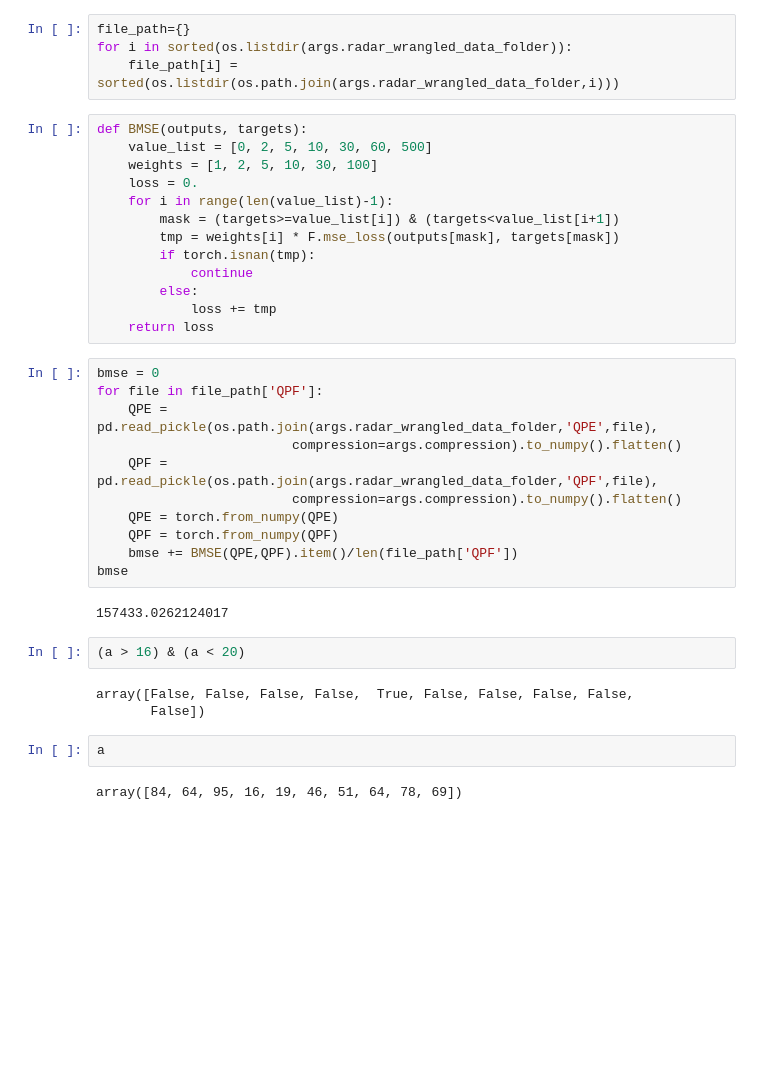
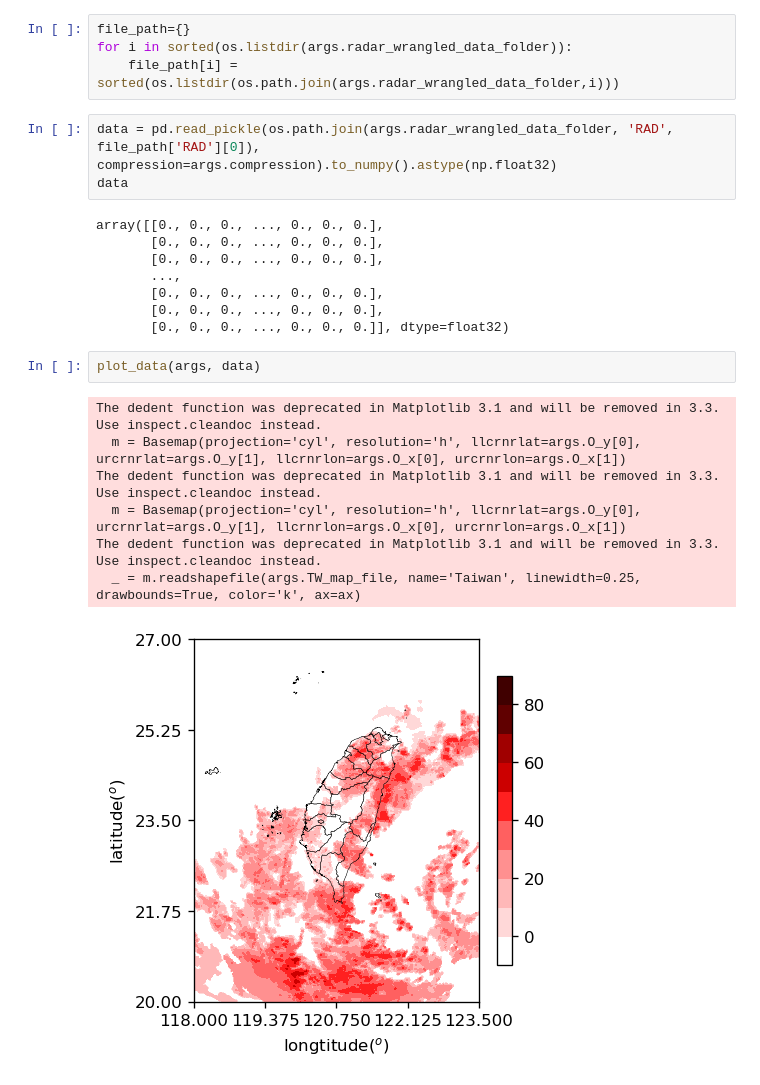
Before and after one commit to Jack-Lin-NTU/TY-R-Forecast, a Jupyter notebook: data_wrangler/TEST.ipynb, the cells around one changed output. Saved outputs shown, nothing was run; the diff lists cells and outputs as text; blank space fills up the shorter version.

```diff
--- a/data_wrangler/TEST.ipynb
+++ b/data_wrangler/TEST.ipynb
@@ -15,38 +15,24 @@ Taiwan
 file_path={}
 for i in sorted(os.listdir(args.radar_wrangled_data_folder)):
     file_path[i] = sorted(os.listdir(os.path.join(args.radar_wrangled_data_folder,i)))
-# %%
-def BMSE(outputs, targets):
-    value_list = [0, 2, 5, 10, 30, 60, 500]
-    weights = [1, 2, 5, 10, 30, 100]
-    loss = 0.
-    for i in range(len(value_list)-1):
-        mask = (targets>=value_list[i]) & (targets<value_list[i+1])
-        tmp = weights[i] * F.mse_loss(outputs[mask], targets[mask])
-        if torch.isnan(tmp):
-            continue
-        else:
-            loss += tmp
-    return loss
-# %%
-bmse = 0
-for file in file_path['QPF']:
-    QPE = pd.read_pickle(os.path.join(args.radar_wrangled_data_folder,'QPE',file),
-                         compression=args.compression).to_numpy().flatten()
-    QPF = pd.read_pickle(os.path.join(args.radar_wrangled_data_folder,'QPF',file),
-                         compression=args.compression).to_numpy().flatten()
-    QPE = torch.from_numpy(QPE)
-    QPF = torch.from_numpy(QPF)
-    bmse += BMSE(QPE,QPF).item()/len(file_path['QPF'])
-bmse
-# %% [output]
-157433.0262124017
-# %%
-(a > 16) & (a < 20)
-# %% [output]
-array([False, False, False, False,  True, False, False, False, False,
-       False])
-# %%
-a
-# %% [output]
-array([84, 64, 95, 16, 19, 46, 51, 64, 78, 69])
+# %%
+data = pd.read_pickle(os.path.join(args.radar_wrangled_data_folder, 'RAD', file_path['RAD'][0]), compression=args.compression).to_numpy().astype(np.float32)
+data
+# %% [output]
+array([[0., 0., 0., ..., 0., 0., 0.],
+       [0., 0., 0., ..., 0., 0., 0.],
+       [0., 0., 0., ..., 0., 0., 0.],
+       ...,
+       [0., 0., 0., ..., 0., 0., 0.],
+       [0., 0., 0., ..., 0., 0., 0.],
+       [0., 0., 0., ..., 0., 0., 0.]], dtype=float32)
+# %%
+plot_data(args, data)
+# %% [output]
+The dedent function was deprecated in Matplotlib 3.1 and will be removed in 3.3. Use inspect.cleandoc instead.
+  m = Basemap(projection='cyl', resolution='h', llcrnrlat=args.O_y[0], urcrnrlat=args.O_y[1], llcrnrlon=args.O_x[0], urcrnrlon=args.O_x[1])
+The dedent function was deprecated in Matplotlib 3.1 and will be removed in 3.3. Use inspect.cleandoc instead.
+  m = Basemap(projection='cyl', resolution='h', llcrnrlat=args.O_y[0], urcrnrlat=args.O_y[1], llcrnrlon=args.O_x[0], urcrnrlon=args.O_x[1])
+The dedent function was deprecated in Matplotlib 3.1 and will be removed in 3.3. Use inspect.cleandoc instead.
+  _ = m.readshapefile(args.TW_map_file, name='Taiwan', linewidth=0.25, drawbounds=True, color='k', ax=ax)
+[figure, added]
```
Also changed, not shown: parts of 4 cells of this notebook, 10 other files.
